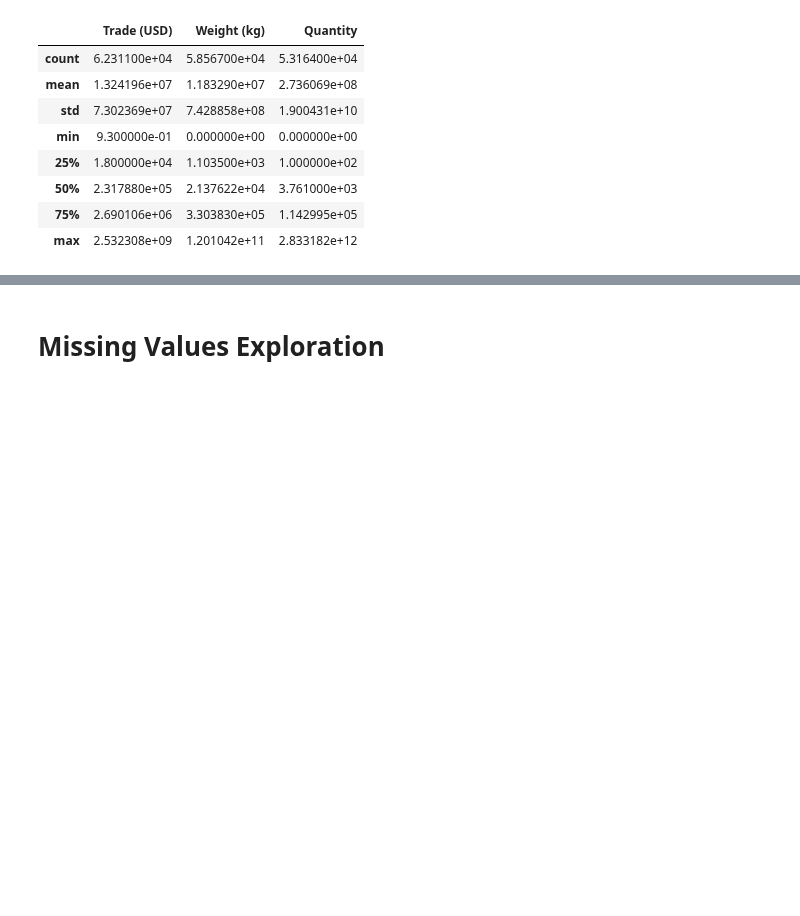
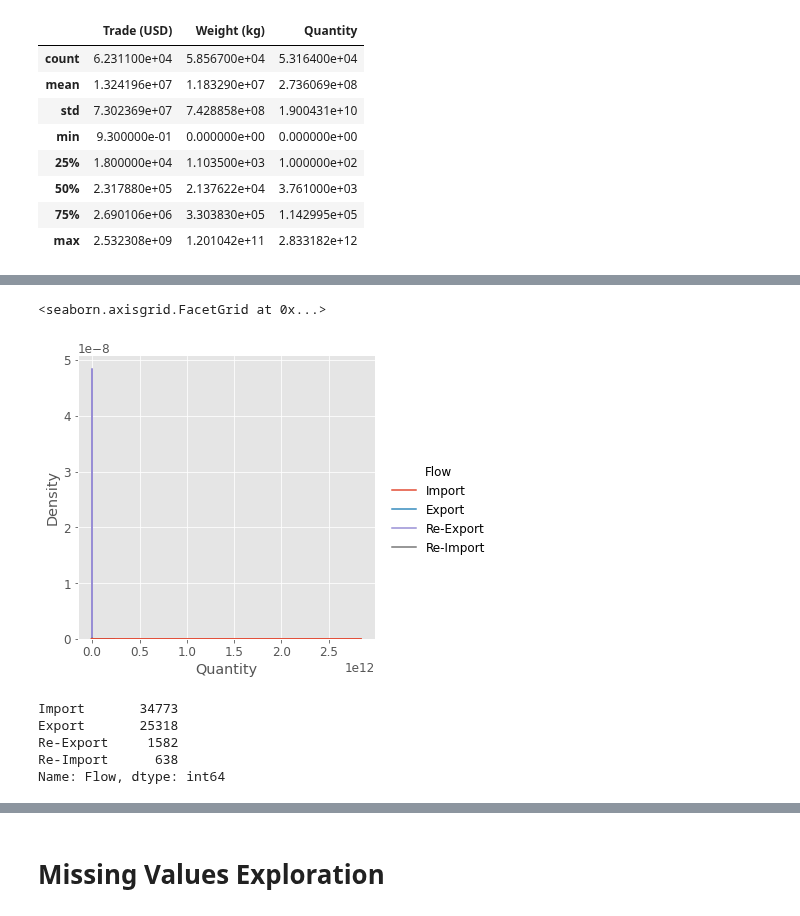
Before and after one commit to eldrigeampong/Data-Science, a Jupyter notebook: UN/Commodity Trade Statistics Database/proj2.ipynb, the cells around one changed output, grey strips where cells are left out. Drawn from its saved outputs; the diff is of its cells as text; code cells hidden in the pictures; blank space fills up the shorter version.

```diff
--- a/UN/Commodity Trade Statistics Database/proj2.ipynb
+++ b/UN/Commodity Trade Statistics Database/proj2.ipynb
@@ -107,0 +119,13 @@ df1[['Trade (USD)', 'Weight (kg)', 'Quantity']].describe()            # weight a
+# %%
+sns.displot(df1, x='Quantity', hue='Flow', kind='kde')
+# %% [output]
+<seaborn.axisgrid.FacetGrid at 0x...>
+[figure, added]
+# %%
+df1['Flow'].value_counts()
+# %% [output]
+Import       34773
+Export       25318
+Re-Export     1582
+Re-Import      638
+Name: Flow, dtype: int64
```
Also changed, not shown: parts of 26 cells of this notebook, 2 other files.
